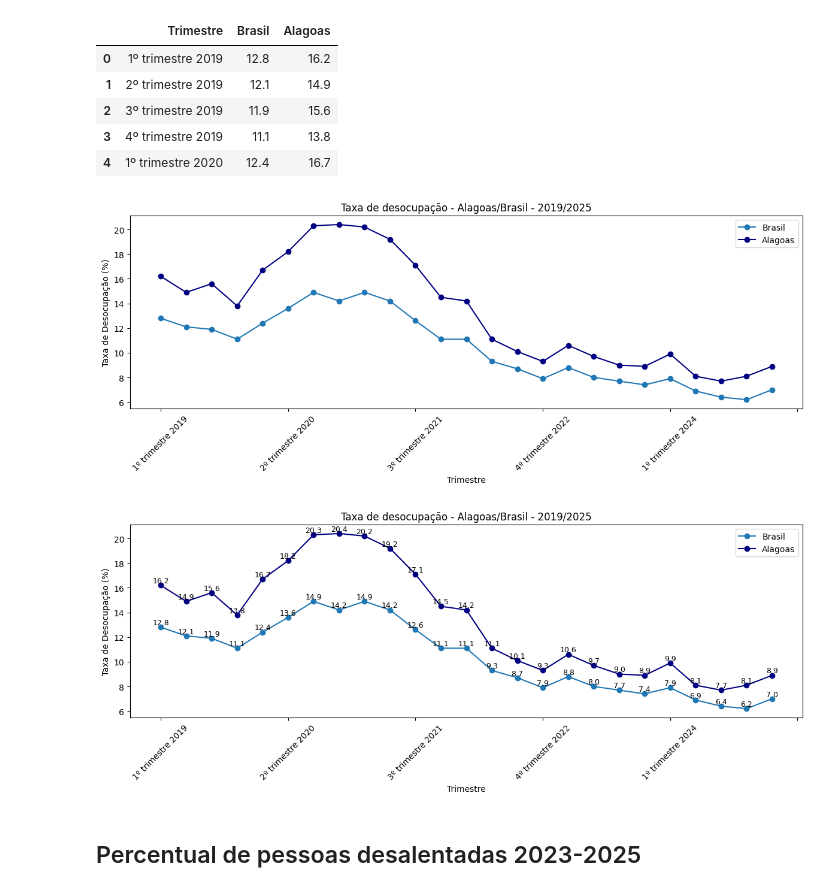
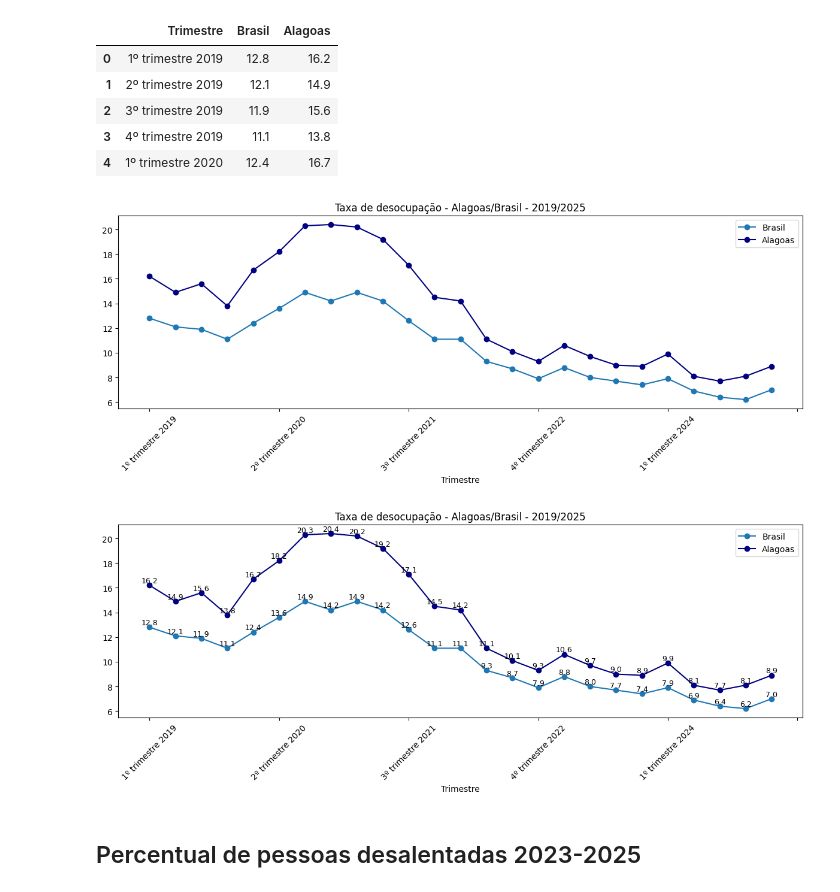
Before and after one commit to priscilanasciment0/TESTE, a Jupyter notebook: mecadodetrabalho.ipynb, the cells around one changed output. Drawn from its saved outputs; the diff is of its cells as text; code cells hidden in the pictures.

```diff
--- a/mecadodetrabalho.ipynb
+++ b/mecadodetrabalho.ipynb
@@ -42,7 +42,6 @@ df.plot(
 
 plt.title("Taxa de desocupação - Alagoas/Brasil - 2019/2025")
 plt.xlabel("Trimestre")
-plt.ylabel("Taxa de Desocupação (%)")
 plt.xticks(rotation=45)
 plt.legend()
 plt.grid(False)
@@ -50,30 +49,29 @@ plt.grid(False)
 plt.tight_layout()
 plt.show()
 # %% [output]
-[figure, old version]
+[figure, new version]
 # %%
 ax = df.plot(
     x="Trimestre",
     y=["Brasil", "Alagoas"],
     marker="o",
     figsize=(12, 5),
     color=["tab:blue", "navy"]
 )
 
 # Adiciona os rótulos(valores) em cada ponto
 for line in ax.get_lines():
     for x, y in zip(line.get_xdata(), line.get_ydata()):
         ax.text(x, y + 0.2, f"{y:.1f}", ha='center', fontsize=9)
 
 plt.title("Taxa de desocupação - Alagoas/Brasil - 2019/2025")
 plt.xlabel("Trimestre")
-plt.ylabel("Taxa de Desocupação (%)")
 plt.xticks(rotation=45)
 plt.legend()
 plt.tight_layout()
 plt.show()
 # %% [output]
-[figure, old version]
+[figure, new version]
 # %% [markdown]
 ## Percentual de pessoas desalentadas 2023-2025
 # %%
```
Also changed, not shown: parts of 3 cells of this notebook.
